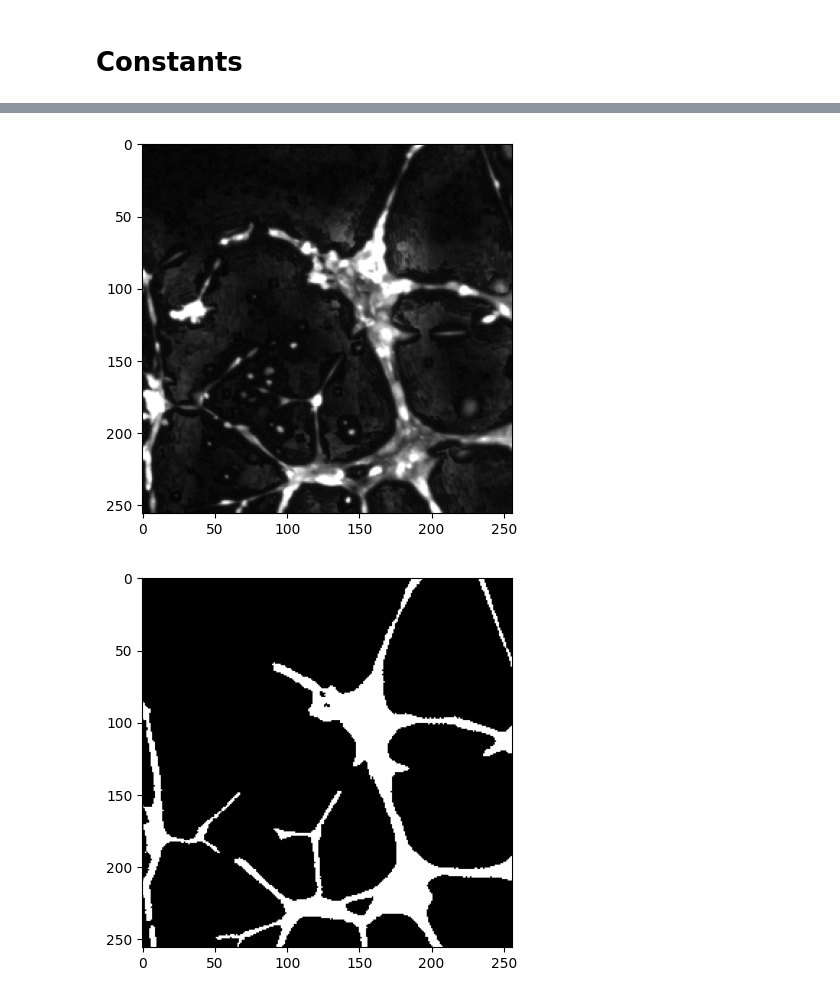
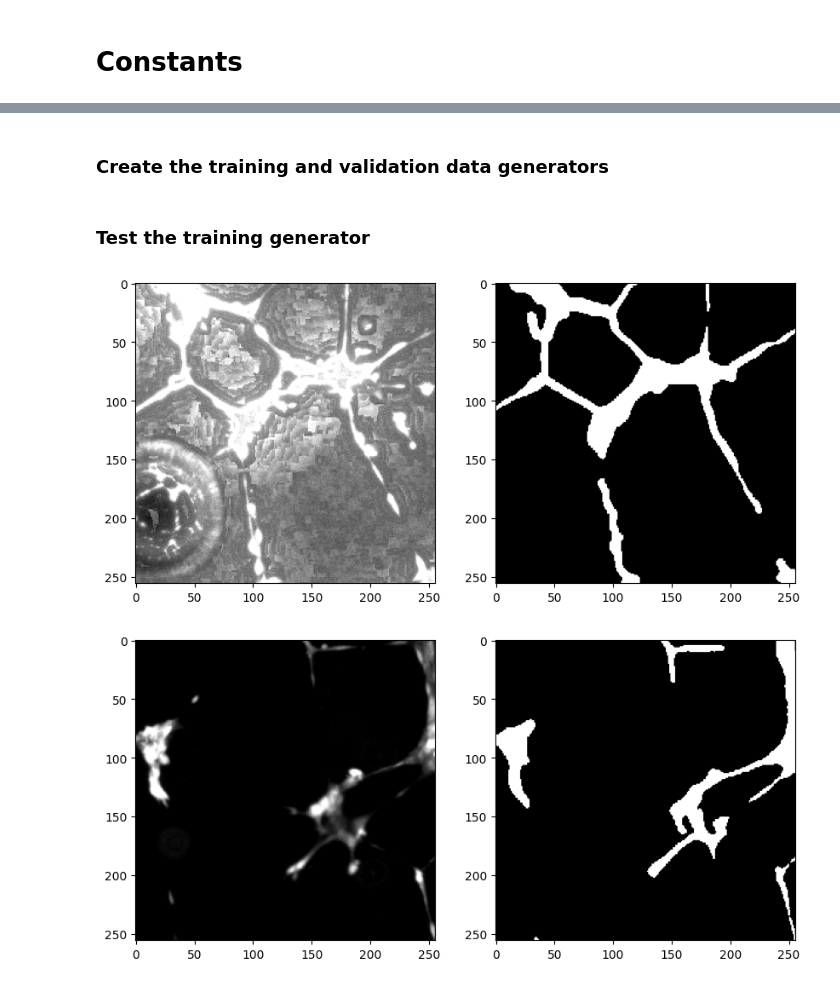
Before and after one commit to fogg-lab/tissue-model-analysis-tools, a Jupyter notebook: notebooks/train_binary_segmentation.ipynb, the cells around one changed output, grey strips where cells are left out. Drawn from its saved outputs; the diff is of its cells as text; code cells hidden in the pictures.

Commit message:
updating script and training notebook
Former-commit-id: 636682b576bb40c66b6e307a0d019d3c99f752a7

```diff
--- a/notebooks/train_binary_segmentation.ipynb
+++ b/notebooks/train_binary_segmentation.ipynb
@@ -243,3 +262,34 @@ val_augmentor = get_batch_augmentor(val_transforms)
+# %%
+train_transforms = train_transforms = [
+    A.Compose([
+        A.Rotate(p=0.5, border_mode=cv2.BORDER_CONSTANT, value=0, mask_value=0),
+        A.RandomCrop(height=crop_window[0], width=crop_window[1]),
+        A.Flip(p=0.5),
+        A.RandomBrightnessContrast(p=0.7),
+        A.OneOf([
+                A.MultiplicativeNoise(p=0.5),
+                A.AdvancedBlur(p=0.5)
+        ], p=0.8),
+    ]),     # Albumentations pipeline
+    get_elastic_dual_transform(p=0.75),
+    get_resizer(target_shape),
+    get_normalizer(im_mean, im_std)
+]
+
+val_transforms = [
+    A.Compose([
+        A.RandomCrop(height=crop_window[0], width=crop_window[1]),
+        A.Flip(p=0.5),
+        A.RandomRotate90(p=0.5)
+    ]),
+    get_resizer(target_shape),
+    get_normalizer(im_mean, im_std)
+]
+
+train_augmentor = get_batch_augmentor(train_transforms)
+val_augmentor = get_batch_augmentor(val_transforms)
+# %% [markdown]
+### Create the training and validation data generators
 # %%
 rs = np.random.RandomState(seed=rand_seed)
 
@@ -247,21 +297,22 @@ train_gen = BinaryMaskSequence(
     batch_size, train_img_paths, train_mask_paths,
     rs, load_x, load_y, augmentation_function=train_augmentor,
     sample_weights=sample_weights,
-    repeat_n_times=50, shuffle=True)
+    repeat_n_times=40, shuffle=True)
 
 val_gen = BinaryMaskSequence(
     batch_size, val_img_paths, val_mask_paths,
     rs, load_x, load_y, augmentation_function=val_augmentor,
     sample_weights=sample_weights,
-    repeat_n_times=50, shuffle=True)
+    repeat_n_times=40, shuffle=True)
+# %% [markdown]
+### Test the training generator
 # %%
-# Test the generators
 X, y, _ = train_gen[1]
 for i in range(batch_size):
-    plt.imshow(X[i][:,:,0], cmap='gray')
+    fig, ax = plt.subplots(1, 2, figsize=(10, 5))
+    ax[0].imshow(X[i][:,:,0], cmap='gray')
+    ax[1].imshow(y[i][:,:,0], cmap='gray')
     plt.show()
-    plt.imshow(y[i][:,:,0], cmap='gray')
-    plt.show()
 # %% [output]
-[figure, old version]
+[figure, new version]
-[figure, old version]
+[figure, new version]
```
Also changed, not shown: parts of 48 cells of this notebook, 11 other files.
